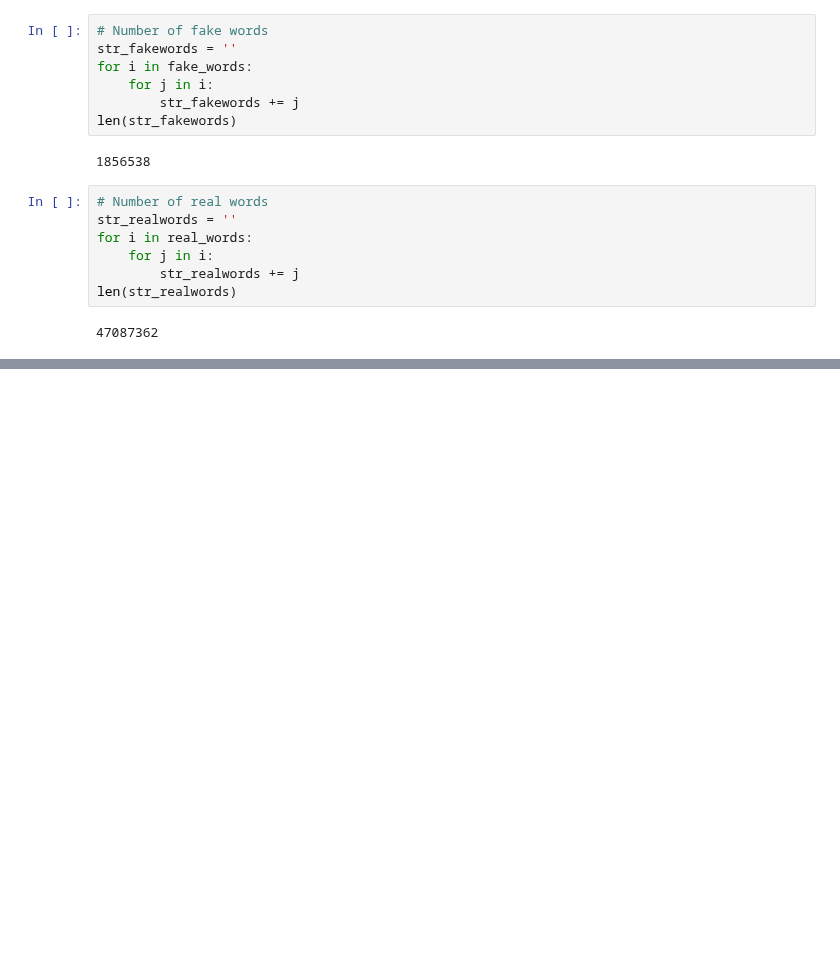
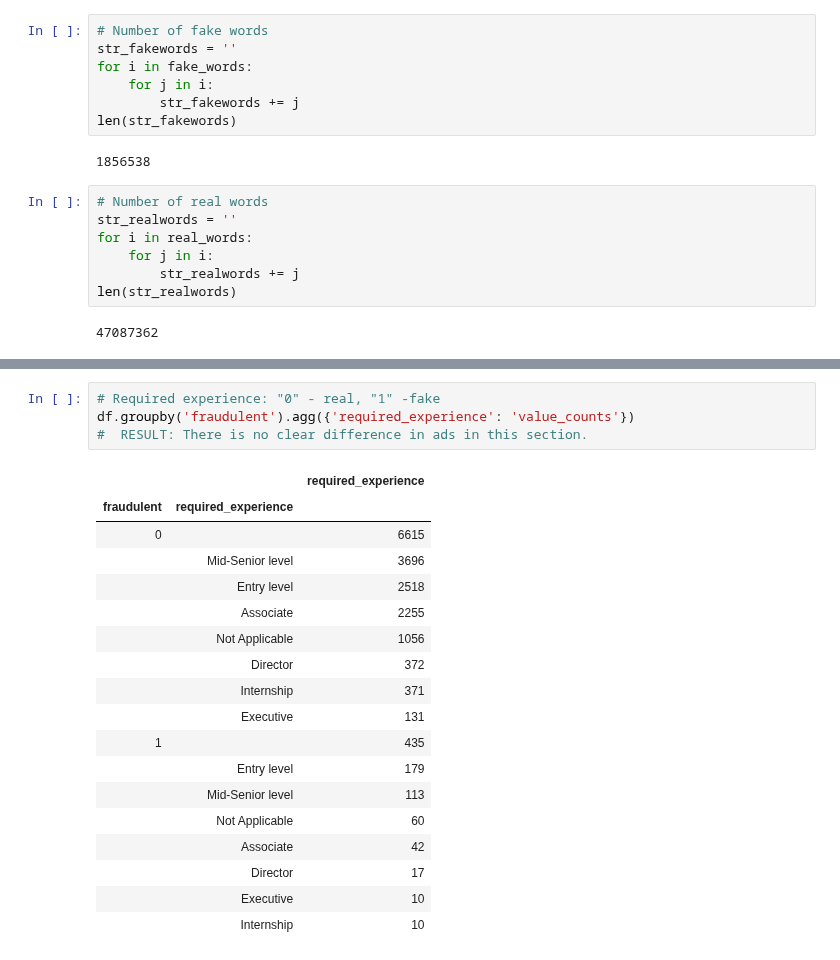
Before and after one commit to OlgaAlto/Fake-job-ads, a Jupyter notebook: fake job ads.ipynb, the cells around one changed output, grey strips where cells are left out. Cells and saved outputs as stored; diff of their text form; blank space fills up the shorter version.

```diff
--- a/fake job ads.ipynb
+++ b/fake job ads.ipynb
@@ -156,0 +233,23 @@ plt.axis("off")
+# %%
+# Required experience: "0" - real, "1" -fake
+df.groupby('fraudulent').agg({'required_experience': 'value_counts'})
+#  RESULT: There is no clear difference in ads in this section.
+# %% [output]
+|  |  | required_experience |
+| fraudulent | required_experience |  |
+| 0 |  | 6615 |
+|  | Mid-Senior level | 3696 |
+|  | Entry level | 2518 |
+|  | Associate | 2255 |
+|  | Not Applicable | 1056 |
+|  | Director | 372 |
+|  | Internship | 371 |
+|  | Executive | 131 |
+| 1 |  | 435 |
+|  | Entry level | 179 |
+|  | Mid-Senior level | 113 |
+|  | Not Applicable | 60 |
+|  | Associate | 42 |
+|  | Director | 17 |
+|  | Executive | 10 |
+|  | Internship | 10 |
```
Also changed, not shown: parts of 35 cells of this notebook.
